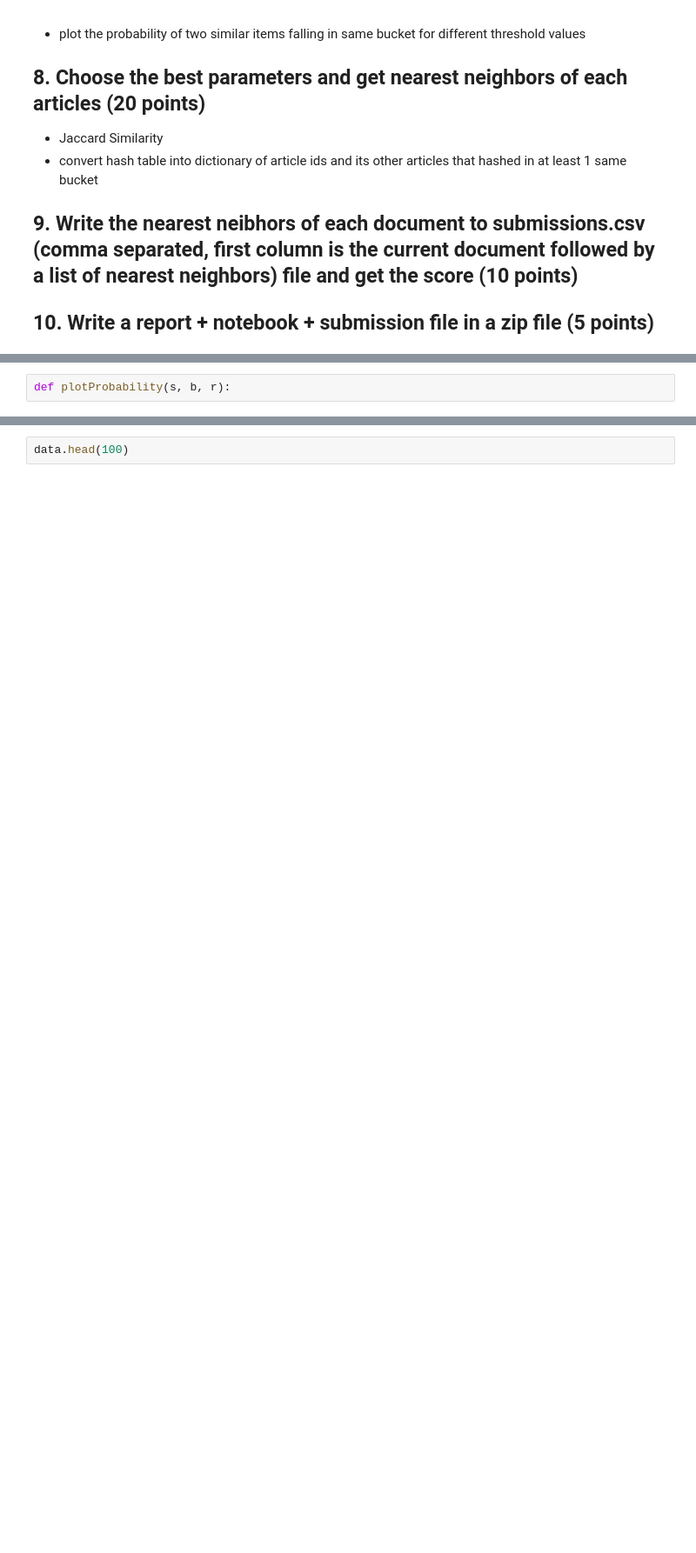
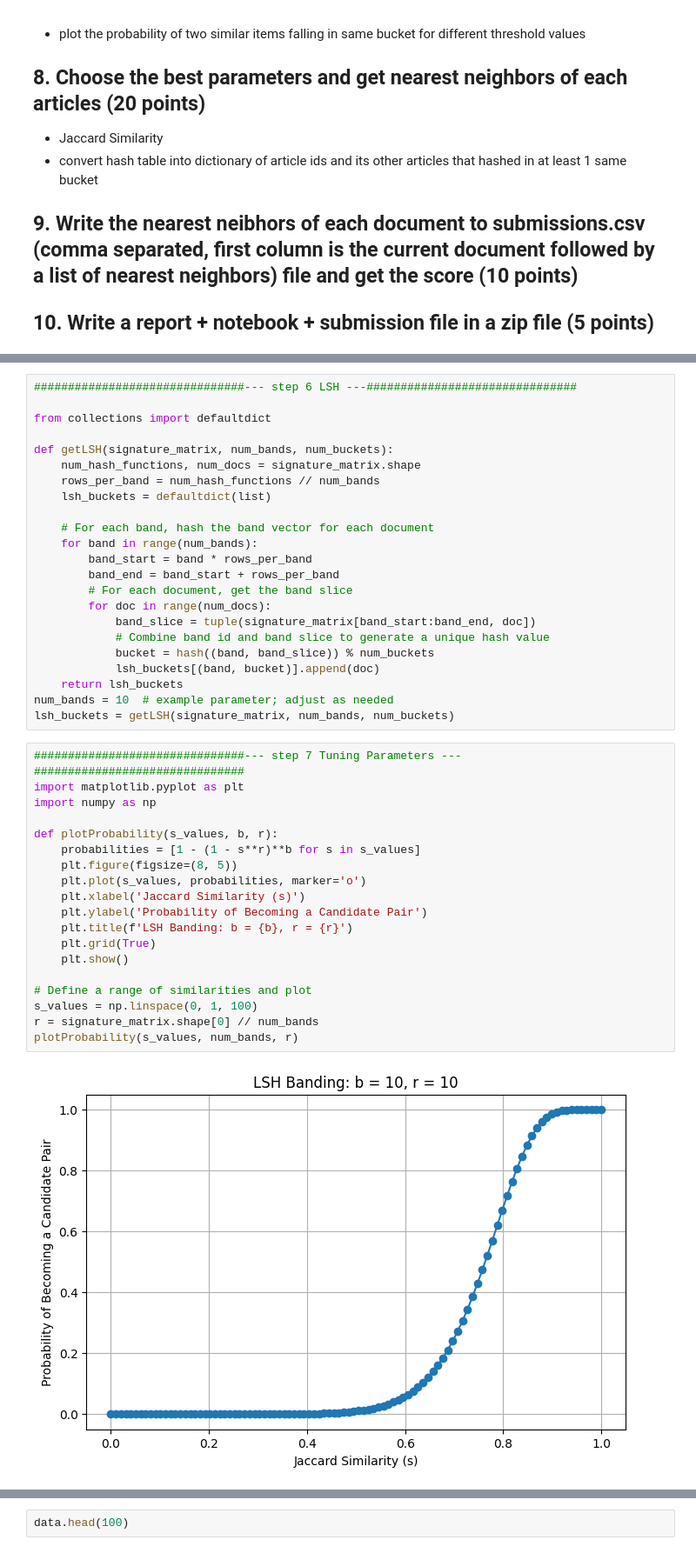
Before and after one commit to Kanskikuro/DAT550, a Jupyter notebook: Assignment2/Assignment#2.ipynb, the cells around one changed output, grey strips where cells are left out. Shown: that part at 87% size. Drawn from its saved outputs; the diff is of its cells as text; blank space fills up the shorter version.

```diff
--- a/Assignment2/Assignment#2.ipynb
+++ b/Assignment2/Assignment#2.ipynb
@@ -100,2 +73,0 @@ def getLSH(signature_matrix, num_bands, num_buckets):
-# %%
-def plotProbability(s, b, r):
@@ -106,0 +163,44 @@ nearest_neighbors = {}
+# %%
+###############################--- step 6 LSH ---###############################
+
+from collections import defaultdict
+
+def getLSH(signature_matrix, num_bands, num_buckets):
+    num_hash_functions, num_docs = signature_matrix.shape
+    rows_per_band = num_hash_functions // num_bands
+    lsh_buckets = defaultdict(list)
+
+    # For each band, hash the band vector for each document
+    for band in range(num_bands):
+        band_start = band * rows_per_band
+        band_end = band_start + rows_per_band
+        # For each document, get the band slice
+        for doc in range(num_docs):
+            band_slice = tuple(signature_matrix[band_start:band_end, doc])
+            # Combine band id and band slice to generate a unique hash value
+            bucket = hash((band, band_slice)) % num_buckets
+            lsh_buckets[(band, bucket)].append(doc)
+    return lsh_buckets
+num_bands = 10  # example parameter; adjust as needed
+lsh_buckets = getLSH(signature_matrix, num_bands, num_buckets)
+# %%
+###############################--- step 7 Tuning Parameters ---###############################
+import matplotlib.pyplot as plt
+import numpy as np
+
+def plotProbability(s_values, b, r):
+    probabilities = [1 - (1 - s**r)**b for s in s_values]
+    plt.figure(figsize=(8, 5))
+    plt.plot(s_values, probabilities, marker='o')
+    plt.xlabel('Jaccard Similarity (s)')
+    plt.ylabel('Probability of Becoming a Candidate Pair')
+    plt.title(f'LSH Banding: b = {b}, r = {r}')
+    plt.grid(True)
+    plt.show()
+
+# Define a range of similarities and plot
+s_values = np.linspace(0, 1, 100)
+r = signature_matrix.shape[0] // num_bands
+plotProbability(s_values, num_bands, r)
+# %% [output]
+[figure, added]
```
Also changed, not shown: parts of 16 cells of this notebook, 1 other file.
